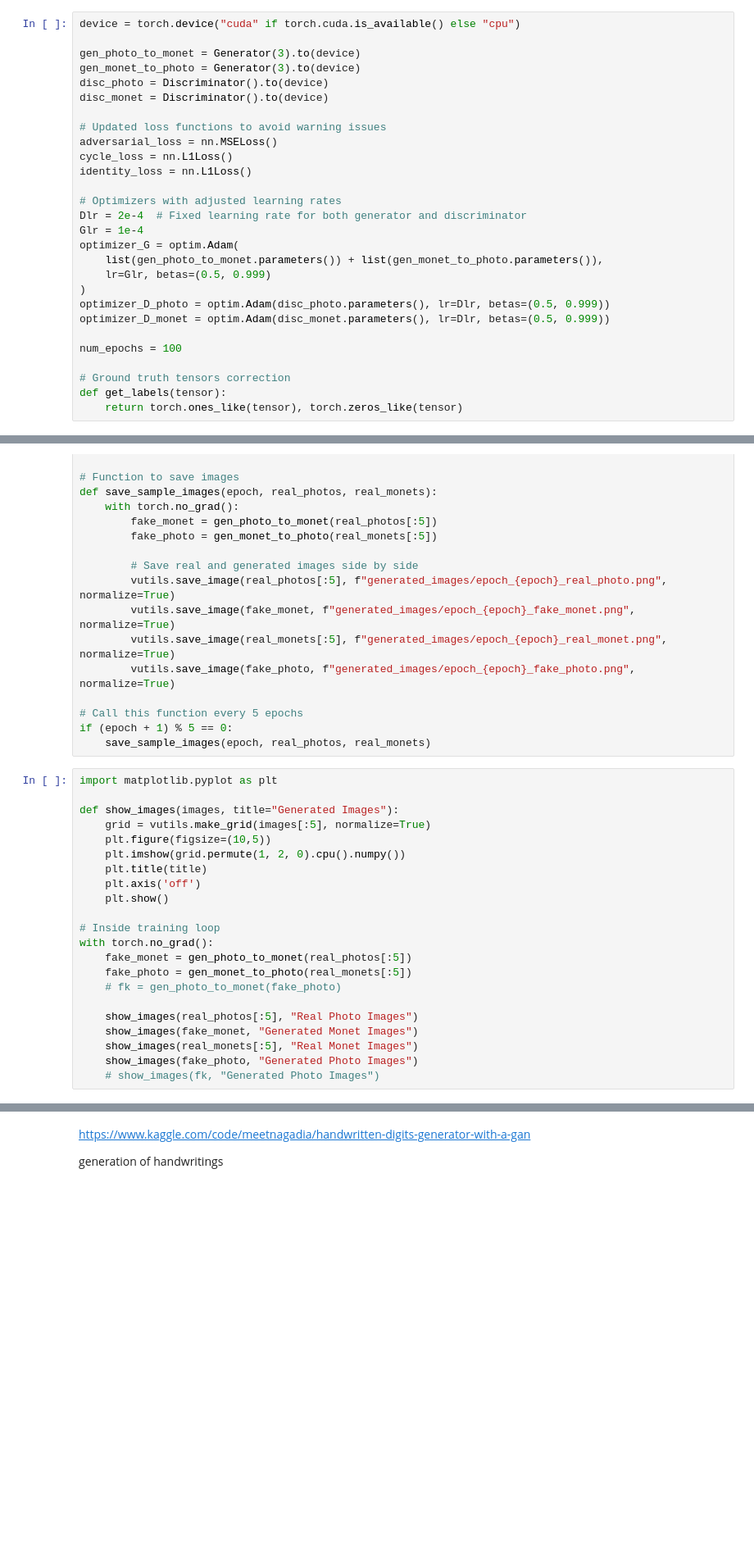
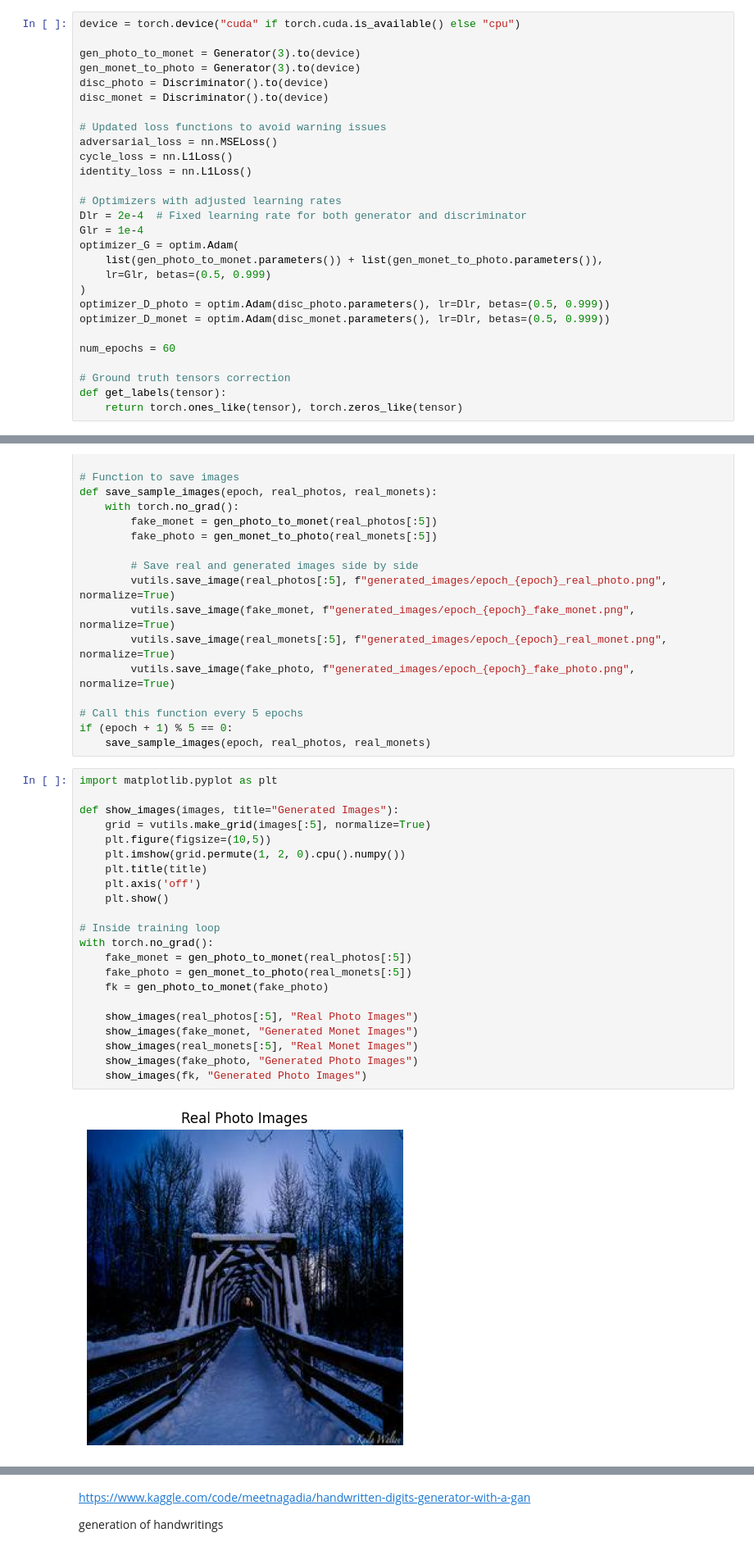
Before and after one commit to peteray-dev/GAN_Painter, a Jupyter notebook: Updated_CYCLICGAN(1).ipynb, the cells around one changed output, grey strips where cells are left out. Shown at 82% size. Drawn from its saved outputs; the diff is of its cells as text; blank space fills up the shorter version.

```diff
--- a/Updated_CYCLICGAN(1).ipynb
+++ b/Updated_CYCLICGAN(1).ipynb
@@ -379,7 +379,7 @@ optimizer_G = optim.Adam(
 optimizer_D_photo = optim.Adam(disc_photo.parameters(), lr=Dlr, betas=(0.5, 0.999))
 optimizer_D_monet = optim.Adam(disc_monet.parameters(), lr=Dlr, betas=(0.5, 0.999))
 
-num_epochs = 100
+num_epochs = 60
 
 # Ground truth tensors correction
 def get_labels(tensor):
@@ -502,22 +522,24 @@ if (epoch + 1) % 5 == 0:
 # %%
 import matplotlib.pyplot as plt
 
 def show_images(images, title="Generated Images"):
     grid = vutils.make_grid(images[:5], normalize=True)
     plt.figure(figsize=(10,5))
     plt.imshow(grid.permute(1, 2, 0).cpu().numpy())
     plt.title(title)
     plt.axis('off')
     plt.show()
 
 # Inside training loop
 with torch.no_grad():
     fake_monet = gen_photo_to_monet(real_photos[:5])
     fake_photo = gen_monet_to_photo(real_monets[:5])
-    # fk = gen_photo_to_monet(fake_photo)
+    fk = gen_photo_to_monet(fake_photo)
 
     show_images(real_photos[:5], "Real Photo Images")
     show_images(fake_monet, "Generated Monet Images")
     show_images(real_monets[:5], "Real Monet Images")
     show_images(fake_photo, "Generated Photo Images")
-    # show_images(fk, "Generated Photo Images")
+    show_images(fk, "Generated Photo Images")
+# %% [output]
+[figure, added]
```
Also changed, not shown: parts of 3 cells of this notebook.
